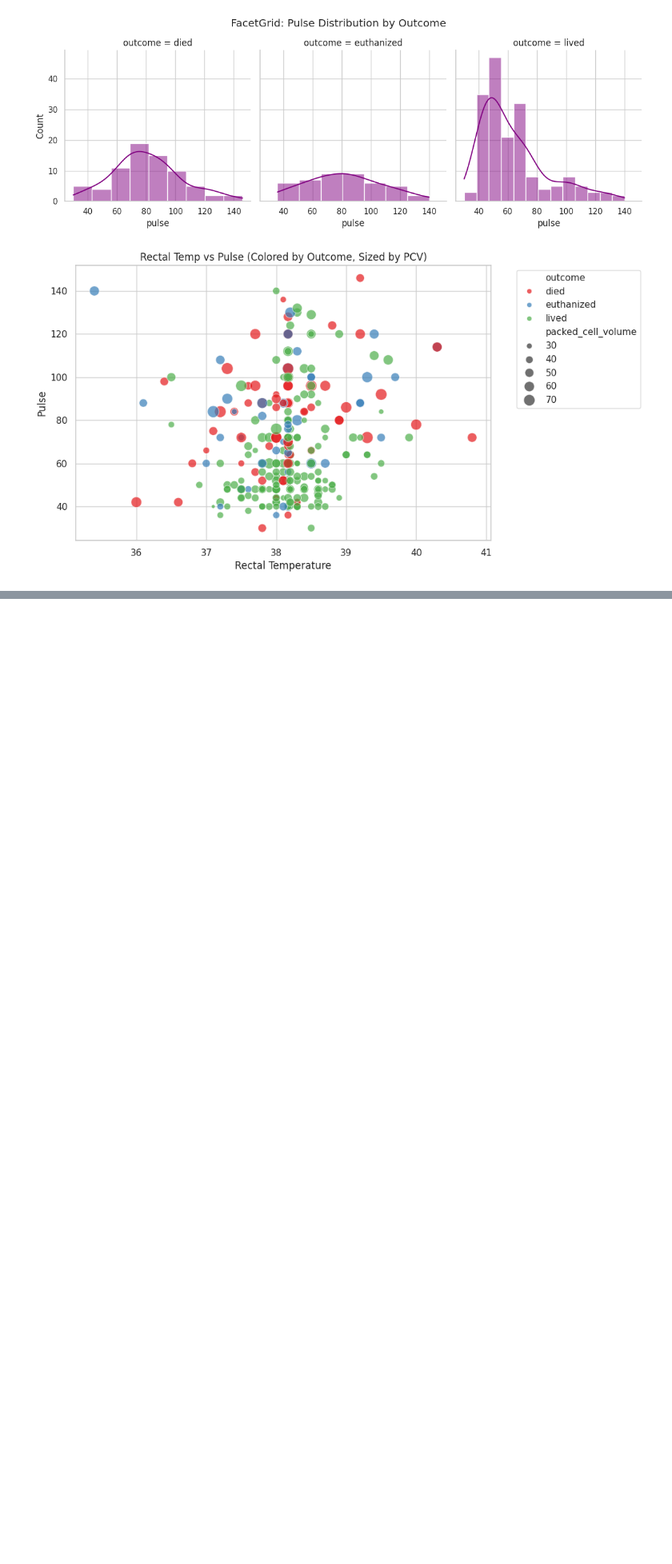
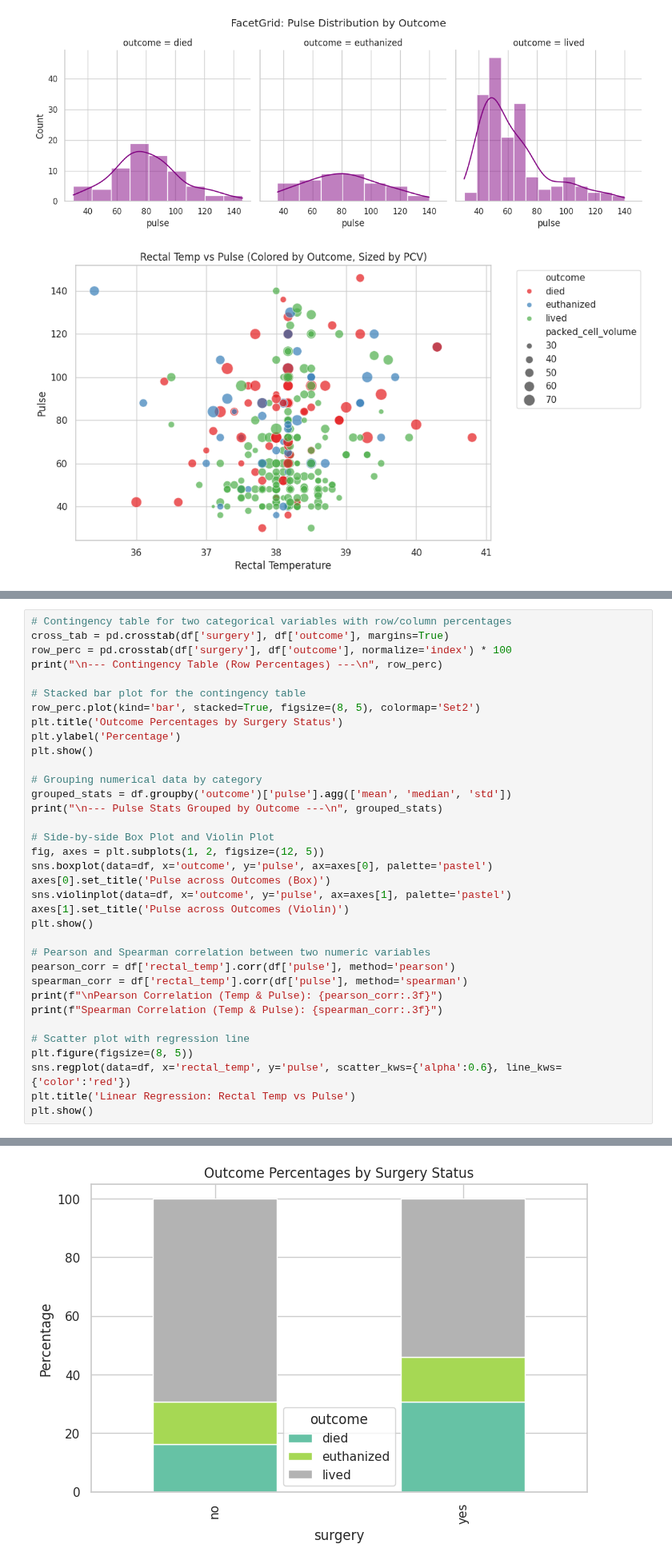
Before and after one commit to Rudragupta8777/Rudra-Gupta, a Jupyter notebook: Phase_1_EDA.ipynb, the cells around one changed output, grey strips where cells are left out. Shown at 80% size. Drawn from its saved outputs; the diff is of its cells as text; blank space fills up the shorter version.

```diff
--- a/Phase_1_EDA.ipynb
+++ b/Phase_1_EDA.ipynb
@@ -335,0 +416,36 @@ plt.show()
+# %%
+# Contingency table for two categorical variables with row/column percentages
+cross_tab = pd.crosstab(df['surgery'], df['outcome'], margins=True)
+row_perc = pd.crosstab(df['surgery'], df['outcome'], normalize='index') * 100
+print("\n--- Contingency Table (Row Percentages) ---\n", row_perc)
+
+# Stacked bar plot for the contingency table
+row_perc.plot(kind='bar', stacked=True, figsize=(8, 5), colormap='Set2')
+plt.title('Outcome Percentages by Surgery Status')
+plt.ylabel('Percentage')
+plt.show()
+
+# Grouping numerical data by category
+grouped_stats = df.groupby('outcome')['pulse'].agg(['mean', 'median', 'std'])
+print("\n--- Pulse Stats Grouped by Outcome ---\n", grouped_stats)
+
+# Side-by-side Box Plot and Violin Plot
+fig, axes = plt.subplots(1, 2, figsize=(12, 5))
+sns.boxplot(data=df, x='outcome', y='pulse', ax=axes[0], palette='pastel')
+axes[0].set_title('Pulse across Outcomes (Box)')
+sns.violinplot(data=df, x='outcome', y='pulse', ax=axes[1], palette='pastel')
+axes[1].set_title('Pulse across Outcomes (Violin)')
+plt.show()
+
+# Pearson and Spearman correlation between two numeric variables
+pearson_corr = df['rectal_temp'].corr(df['pulse'], method='pearson')
+spearman_corr = df['rectal_temp'].corr(df['pulse'], method='spearman')
+print(f"\nPearson Correlation (Temp & Pulse): {pearson_corr:.3f}")
+print(f"Spearman Correlation (Temp & Pulse): {spearman_corr:.3f}")
+
+# Scatter plot with regression line
+plt.figure(figsize=(8, 5))
+sns.regplot(data=df, x='rectal_temp', y='pulse', scatter_kws={'alpha':0.6}, line_kws={'color':'red'})
+plt.title('Linear Regression: Rectal Temp vs Pulse')
+plt.show()
+# %% [output]
@@ -335,0 +457 @@ plt.show()
+[figure, added]
```
Also changed, not shown: parts of 22 cells of this notebook.
